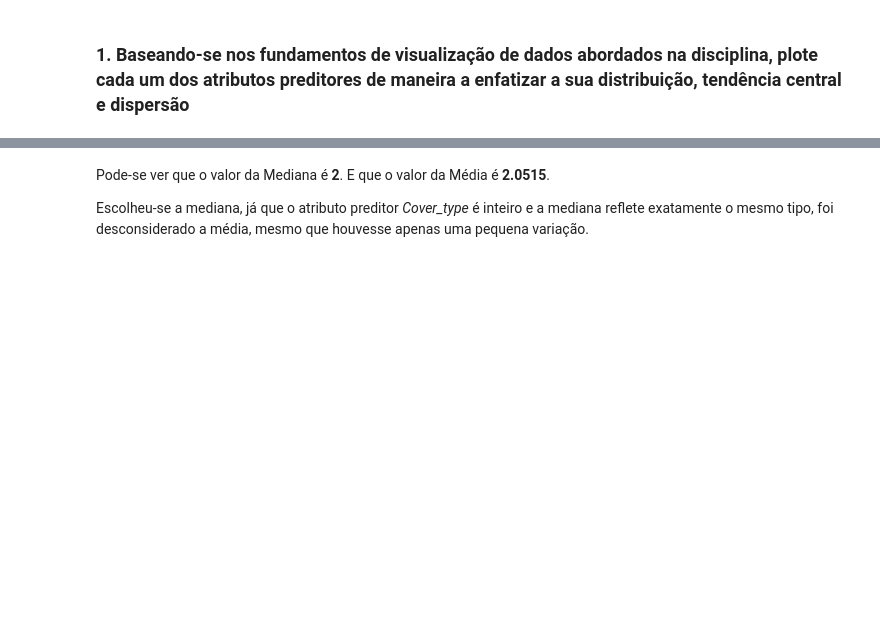
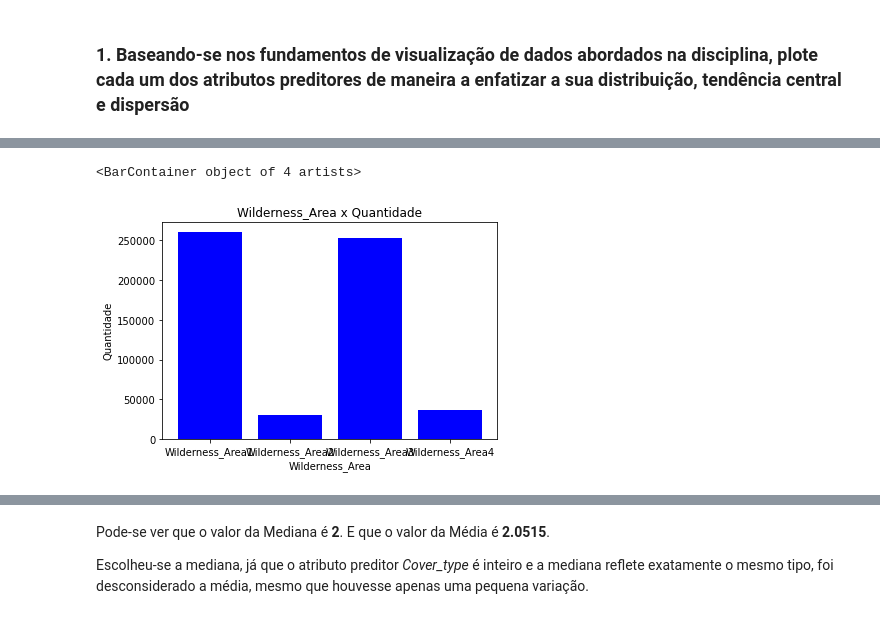
Before and after one commit to elloa-uea/projeto-pratico-3-rna-pp3-team-final, a Jupyter notebook: notebooks/PP3.2 - Conhecendo o Conjunto de Dados.ipynb, the cells around one changed output, grey strips where cells are left out. Saved outputs shown, nothing was run; the diff lists cells and outputs as text; code cells hidden in the pictures; blank space fills up the shorter version.

```diff
--- a/notebooks/PP3.2 - Conhecendo o Conjunto de Dados.ipynb
+++ b/notebooks/PP3.2 - Conhecendo o Conjunto de Dados.ipynb
@@ -198,0 +441,17 @@ plt.legend()
+# %%
+quantidadeWildernessArea = []                                                 # Criacao do vetor para armazenar as frequencias de cada Wilderness Area
+WildernessAreaName = []                                                       # Criacao do vetor para armazenar os nomes de cada Wilderness Area
+
+for i in range(4):                                                            # loop para determinar a frequencia de cada Wilderness Area
+  WildernessAreaName.append("Wilderness_Area"+str(i+1))
+  WildernessArea = df.groupby(["Wilderness_Area"+str(i+1)]).count()
+  WildernessArea = WildernessArea["Elevation"]
+  quantidadeWildernessArea.append(WildernessArea[1])
+
+plt.title("Wilderness_Area x Quantidade")                                     # Plot do grafico de barras
+plt.xlabel("Wilderness_Area")
+plt.ylabel("Quantidade")
+plt.bar(WildernessAreaName, quantidadeWildernessArea, color = "blue")
+# %% [output]
+<BarContainer object of 4 artists>
+[figure, added]
```
Also changed, not shown: parts of 10 cells of this notebook.
